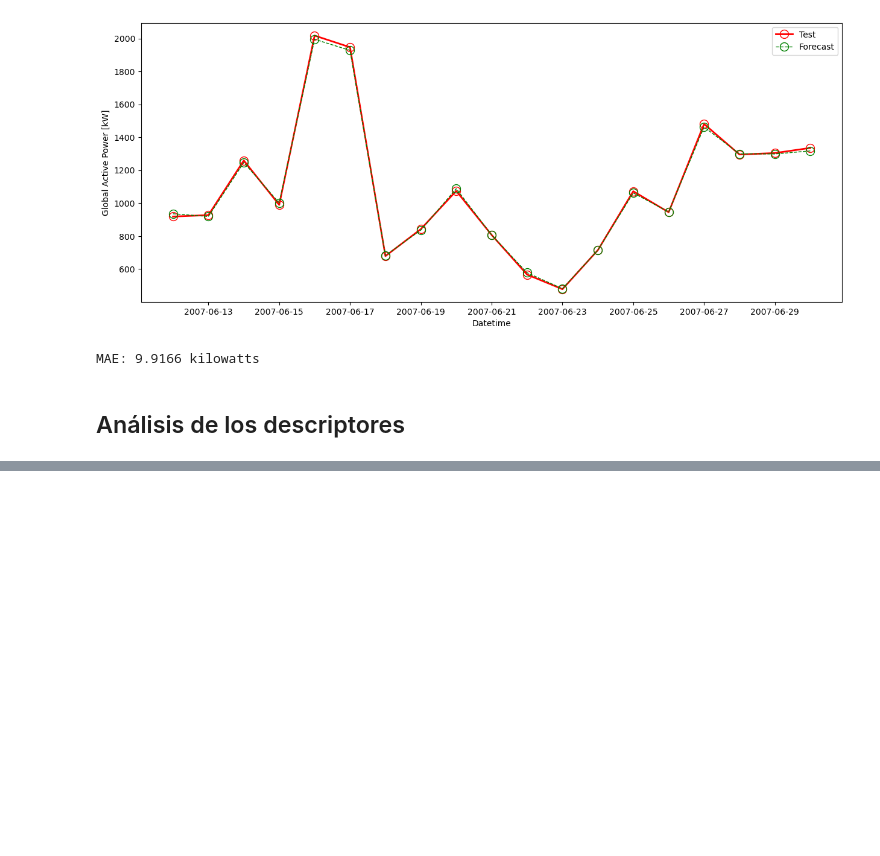
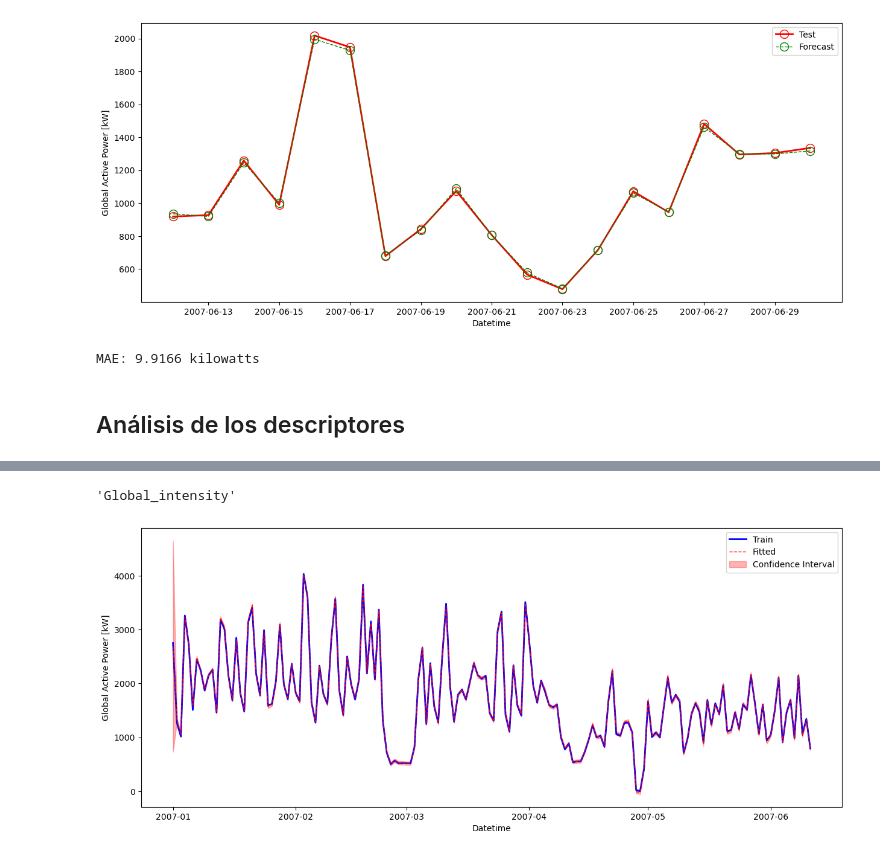
Before and after one commit to kevindmzapata/multivariate-statistics-course, a Jupyter notebook: PROYECTO_FINAL/main.ipynb, the cells around one changed output, grey strips where cells are left out. Saved outputs shown, nothing was run; the diff lists cells and outputs as text; code cells hidden in the pictures; blank space fills up the shorter version.

```diff
--- a/PROYECTO_FINAL/main.ipynb
+++ b/PROYECTO_FINAL/main.ipynb
@@ -406,0 +509,7 @@ MAE: 9.9166 kilowatts
+# %%
+response_var = 'Global_active_power'
+independent_vars = merged_data.columns.difference([response_var])
+
+correlations = merged_data[independent_vars].corrwith(merged_data[response_var])
+
+correlations
@@ -406,0 +523,17 @@ MAE: 9.9166 kilowatts
+# %%
+from sklearn.linear_model import LinearRegression
+
+r_squared = {}
+for var in independent_vars:
+    X = merged_data[[var]].values
+    y = merged_data[response_var].values
+    model = LinearRegression()
+    model.fit(X, y)
+    r_squared[var] = model.score(X, y)
+
+results = pd.DataFrame({
+    'Correlation': correlations,
+    'R-Squared': pd.Series(r_squared)
+}).sort_values(by='R-Squared', ascending=False)
+
+results
@@ -406,0 +547,22 @@ MAE: 9.9166 kilowatts
+# %%
+predictor_var = results.index[0]
+predictor_var
+# %% [output]
+'Global_intensity'
+# %%
+arima_model = ARIMA(train, order=best_params['order'], seasonal_order=best_params['seasonal_order'], exog=train_exog[[predictor_var]])
+arima_model_fit = arima_model.fit()
+
+# rango de confianza de los fitted values
+confidence_interval = arima_model_fit.get_prediction(start=0, end=len(train)-1, exog=train_exog[[predictor_var]]).conf_int()
+# %%
+plt.figure(figsize=(15, 6))
+plt.plot(train, color='blue', linewidth=2, label='Train')
+plt.plot(arima_model_fit.fittedvalues, color='red', label='Fitted', linestyle='--', linewidth=1)
+plt.fill_between(train.index, confidence_interval.iloc[:, 0], confidence_interval.iloc[:, 1], color='red', alpha=0.3, label='Confidence Interval')
+plt.xlabel('Datetime')
+plt.ylabel('Global Active Power [kW]')
+plt.legend()
+plt.show()
+# %% [output]
+[figure, added]
```
Also changed, not shown: parts of 12 cells of this notebook, 2 other files.
